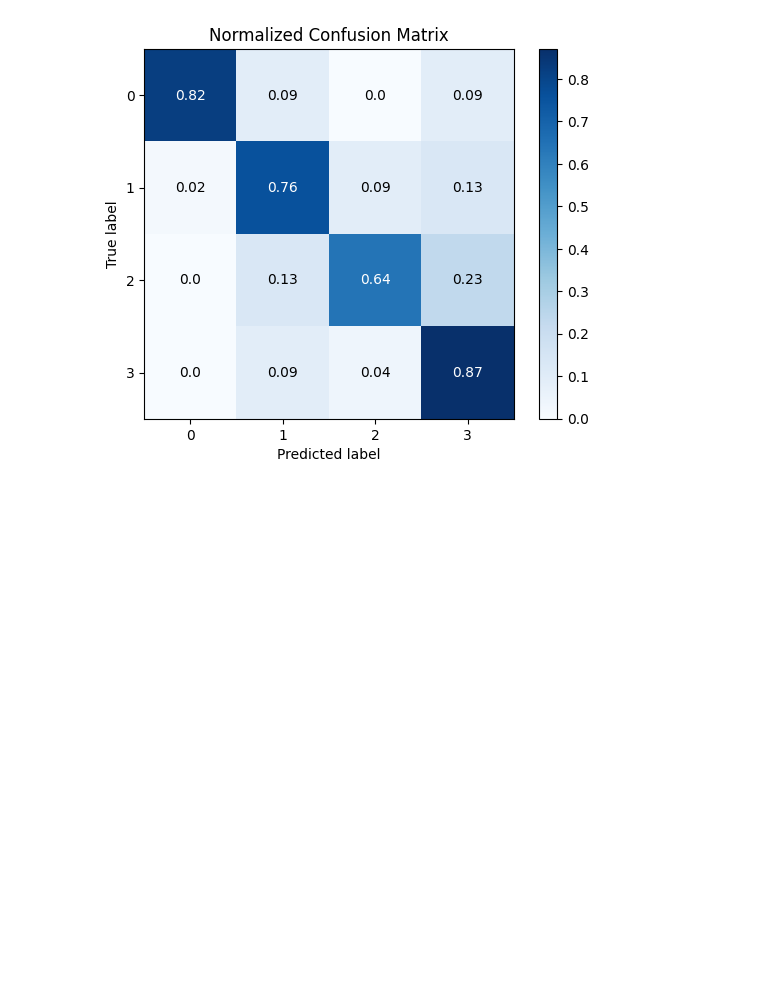
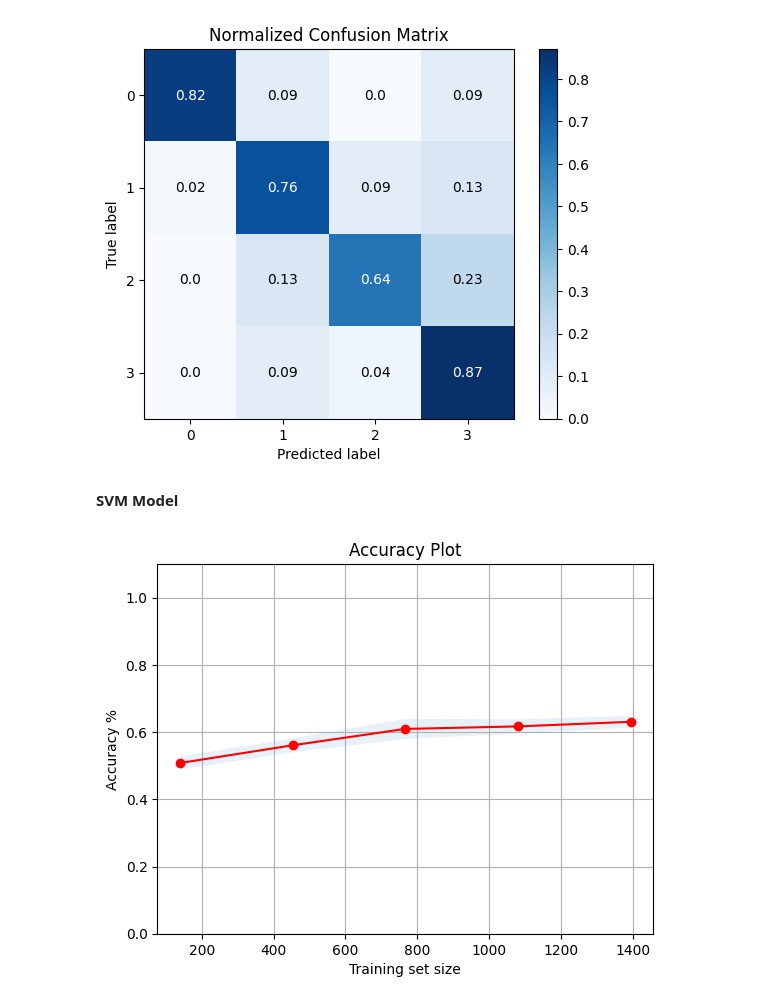
Before and after one commit to LaraOnipede/LHL-finalProject, a Jupyter notebook: notebooks/ModelEvaluation.ipynb, the cells around one changed output. Drawn from its saved outputs; the diff is of its cells as text; code cells hidden in the pictures; blank space fills up the shorter version.

Commit message:
evaluating svm model

```diff
--- a/notebooks/ModelEvaluation.ipynb
+++ b/notebooks/ModelEvaluation.ipynb
@@ -109,3 +109,12 @@ skplt.metrics.plot_confusion_matrix(y_Test, y_pred, normalize=True)
 # %% [output]
 <Axes: title={'center': 'Normalized Confusion Matrix'}, xlabel='Predicted label', ylabel='True label'>
 [figure]
+# %% [markdown]
+**SVM Model**
+# %%
+from sklearn.model_selection import learning_curve
+import matplotlib.pyplot as plt
+svm = load_model('svm_model.pkl')
+plt = plot_accuracy(svm)
+# %% [output]
+[figure, added]
```
Also changed, not shown: parts of 1 cell of this notebook.
